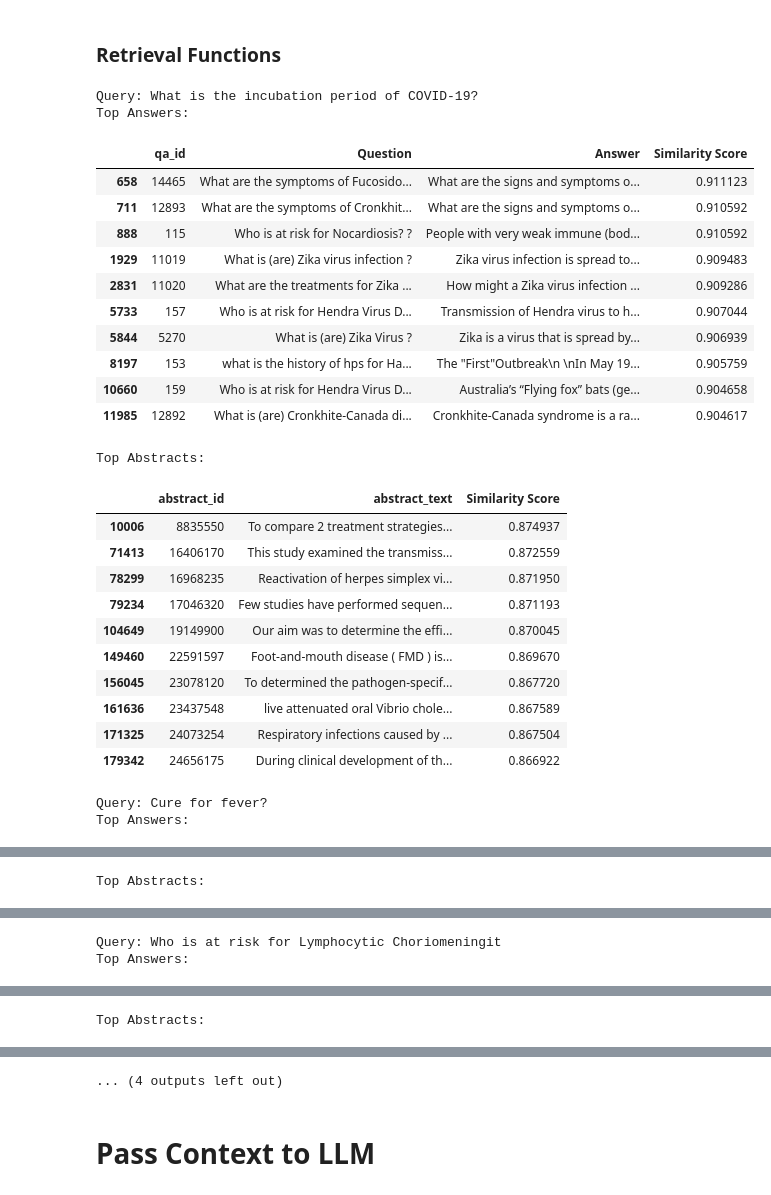
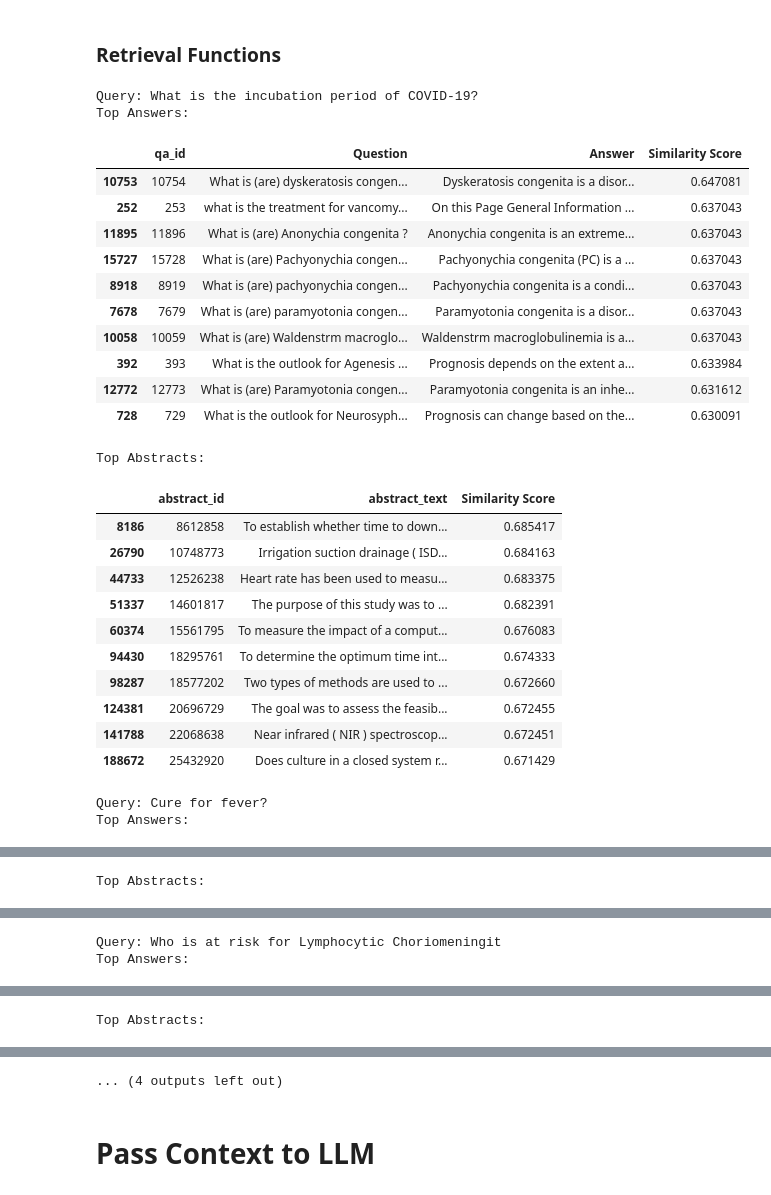
Before and after one commit to arelsulistyo/healthcare-chatbot-using-qa-with-word-embedding-ir, a Jupyter notebook: chatbot_word2vec.ipynb, the cells around one changed output, grey strips where cells are left out. Saved outputs shown, nothing was run; the diff lists cells and outputs as text; code cells hidden in the pictures.

```diff
--- a/chatbot_word2vec.ipynb
+++ b/chatbot_word2vec.ipynb
@@ -95,18 +94,0 @@ train_medquad, test_medquad = train_test_split(df_medquad, test_size=0.2, random
-# %%
-# Load BioBERT
-tokenizer = AutoTokenizer.from_pretrained("dmis-lab/biobert-v1.1")
-model = AutoModel.from_pretrained("dmis-lab/biobert-v1.1")
-
-def get_biobert_embedding(text):
-    inputs = tokenizer(text, return_tensors="pt", max_length=512,
-                      truncation=True, padding=True)
-
-    # Get embeddings
-    with torch.no_grad():
-        outputs = model(**inputs)
-        embeddings = outputs.last_hidden_state.mean(dim=1).squeeze().numpy()
-
-    return embeddings
-
-def get_sentence_vector(sentence):
-    return get_biobert_embedding(sentence)
@@ -211,3 +95,19 @@ Type of first embedding vector: <class 'numpy.ndarray'>
+# %%
+model_path = 'GoogleNews-vectors-negative300.bin'
+word2vec = KeyedVectors.load_word2vec_format(model_path, binary=True)
+# %%
+def preprocess(sentence):
+    return [word for word in sentence.lower().split() if word in word2vec]
+
+def get_sentence_vector(sentence):
+    words = preprocess(sentence)
+    if words:
+        return np.mean([word2vec[word] for word in words], axis=0)
+    else:
+        return np.zeros(word2vec.vector_size)
+# %%
+df_pubmed['abstract_vector'] = df_pubmed['abstract_text'].apply(get_sentence_vector)
+train_medquad['question_vector'] = train_medquad['Question'].apply(get_sentence_vector)
 # %% [markdown]
 ### Retrieval Functions
 # %%
@@ -250,38 +150,38 @@ queries = [
 # %%
 for query in queries:
     print(f"Query: {query}")
-    answers_df, abstracts_df = query_top_k_answers_and_abstracts(medquad_embeddings, pubmed_embeddings, query)
+    answers_df, abstracts_df = query_top_k_answers_and_abstracts(train_medquad, df_pubmed, query)
     print("Top Answers:")
     display(answers_df)
     print("Top Abstracts:")
     display(abstracts_df)
     print("\n")
 # %% [output]
 Query: What is the incubation period of COVID-19?
 Top Answers:
 |  | qa_id | Question | Answer | Similarity Score |
-| 658 | 14465 | What are the symptoms of Fucosido... | What are the signs and symptoms o... | 0.911123 |
-| 711 | 12893 | What are the symptoms of Cronkhit... | What are the signs and symptoms o... | 0.910592 |
-| 888 | 115 | Who is at risk for Nocardiosis? ? | People with very weak immune (bod... | 0.910592 |
-| 1929 | 11019 | What is (are) Zika virus infection ? | Zika virus infection is spread to... | 0.909483 |
-| 2831 | 11020 | What are the treatments for Zika ... | How might a Zika virus infection ... | 0.909286 |
-| 5733 | 157 | Who is at risk for Hendra Virus D... | Transmission of Hendra virus to h... | 0.907044 |
-| 5844 | 5270 | What is (are) Zika Virus ? | Zika is a virus that is spread by... | 0.906939 |
-| 8197 | 153 | what is the history of hps for Ha... | The "First"Outbreak\n \nIn May 19... | 0.905759 |
-| 10660 | 159 | Who is at risk for Hendra Virus D... | Australia’s “Flying fox” bats (ge... | 0.904658 |
-| 11985 | 12892 | What is (are) Cronkhite-Canada di... | Cronkhite-Canada syndrome is a ra... | 0.904617 |
+| 10753 | 10754 | What is (are) dyskeratosis congen... | Dyskeratosis congenita is a disor... | 0.647081 |
+| 252 | 253 | what is the treatment for vancomy... | On this Page General Information ... | 0.637043 |
+| 11895 | 11896 | What is (are) Anonychia congenita ? | Anonychia congenita is an extreme... | 0.637043 |
+| 15727 | 15728 | What is (are) Pachyonychia congen... | Pachyonychia congenita (PC) is a ... | 0.637043 |
+| 8918 | 8919 | What is (are) pachyonychia congen... | Pachyonychia congenita is a condi... | 0.637043 |
+| 7678 | 7679 | What is (are) paramyotonia congen... | Paramyotonia congenita is a disor... | 0.637043 |
+| 10058 | 10059 | What is (are) Waldenstrm macroglo... | Waldenstrm macroglobulinemia is a... | 0.637043 |
+| 392 | 393 | What is the outlook for Agenesis ... | Prognosis depends on the extent a... | 0.633984 |
+| 12772 | 12773 | What is (are) Paramyotonia congen... | Paramyotonia congenita is an inhe... | 0.631612 |
+| 728 | 729 | What is the outlook for Neurosyph... | Prognosis can change based on the... | 0.630091 |
 Top Abstracts:
 |  | abstract_id | abstract_text | Similarity Score |
-| 10006 | 8835550 | To compare 2 treatment strategies... | 0.874937 |
-| 71413 | 16406170 | This study examined the transmiss... | 0.872559 |
-| 78299 | 16968235 | Reactivation of herpes simplex vi... | 0.871950 |
-| 79234 | 17046320 | Few studies have performed sequen... | 0.871193 |
-| 104649 | 19149900 | Our aim was to determine the effi... | 0.870045 |
-| 149460 | 22591597 | Foot-and-mouth disease ( FMD ) is... | 0.869670 |
-| 156045 | 23078120 | To determined the pathogen-specif... | 0.867720 |
-| 161636 | 23437548 | live attenuated oral Vibrio chole... | 0.867589 |
-| 171325 | 24073254 | Respiratory infections caused by ... | 0.867504 |
-| 179342 | 24656175 | During clinical development of th... | 0.866922 |
+| 8186 | 8612858 | To establish whether time to down... | 0.685417 |
+| 26790 | 10748773 | Irrigation suction drainage ( ISD... | 0.684163 |
+| 44733 | 12526238 | Heart rate has been used to measu... | 0.683375 |
+| 51337 | 14601817 | The purpose of this study was to ... | 0.682391 |
+| 60374 | 15561795 | To measure the impact of a comput... | 0.676083 |
+| 94430 | 18295761 | To determine the optimum time int... | 0.674333 |
+| 98287 | 18577202 | Two types of methods are used to ... | 0.672660 |
+| 124381 | 20696729 | The goal was to assess the feasib... | 0.672455 |
+| 141788 | 22068638 | Near infrared ( NIR ) spectroscop... | 0.672451 |
+| 188672 | 25432920 | Does culture in a closed system r... | 0.671429 |
 Query: Cure for fever?
 Top Answers:
 |  | qa_id | Question | Answer | Similarity Score |
```
Also changed, not shown: parts of 21 cells of this notebook, 4 other files.
